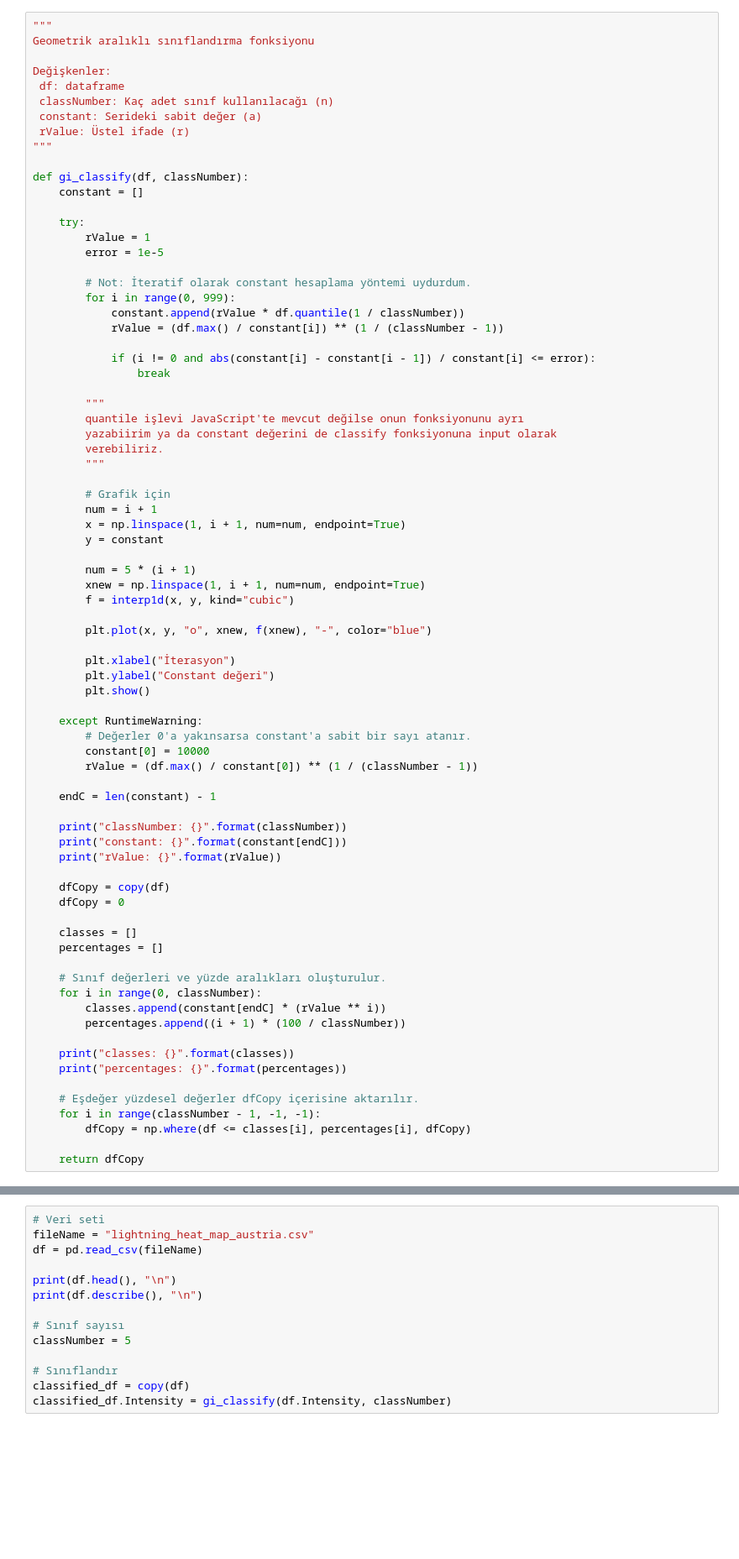
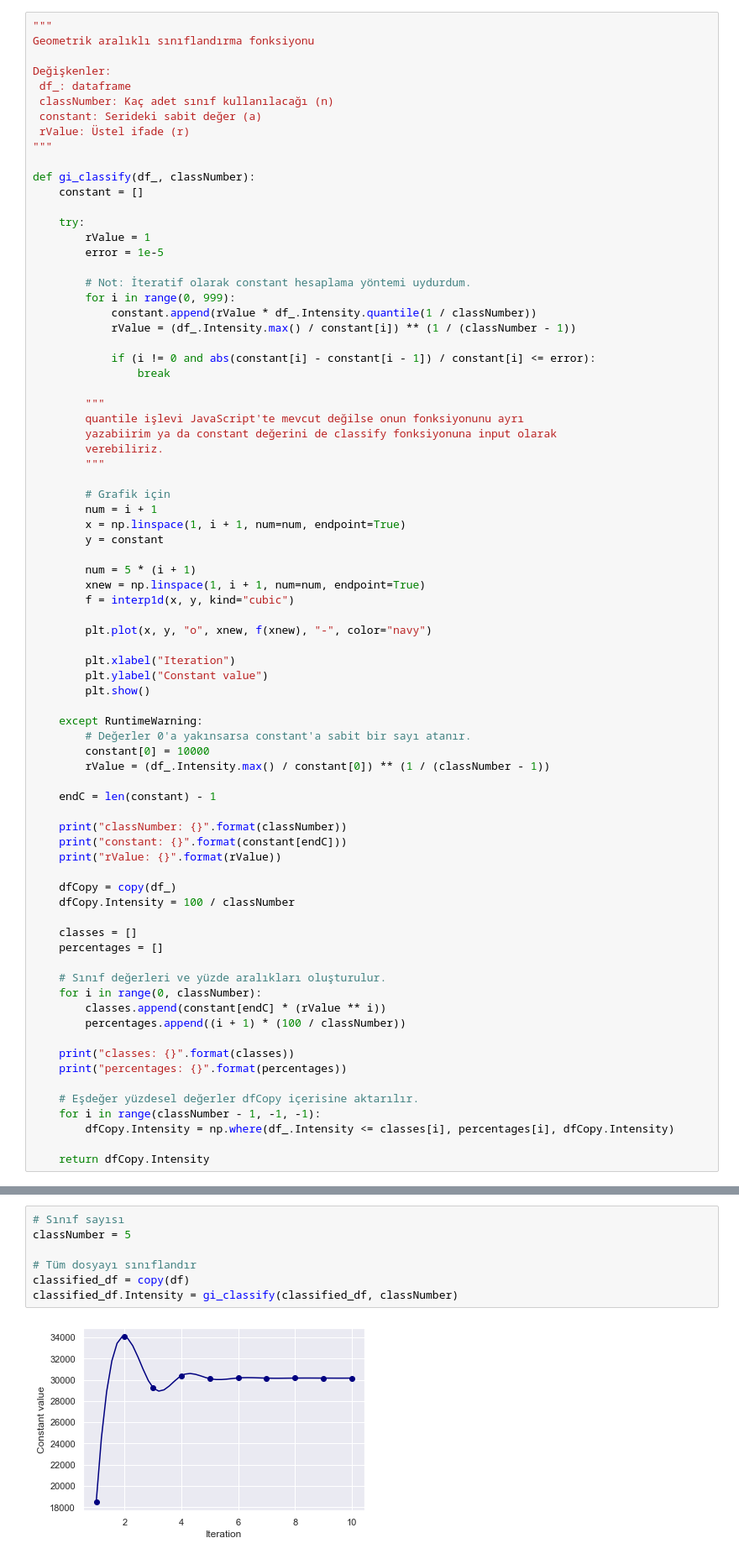
Before and after one commit to ygzylmz/Weather, a Jupyter notebook: geometric_interval_classification_yagiz.ipynb, the cells around one changed output, grey strips where cells are left out. Shown at 84% size. Cells and saved outputs as stored; diff of their text form; blank space fills up the shorter version.

```diff
--- a/geometric_interval_classification_yagiz.ipynb
+++ b/geometric_interval_classification_yagiz.ipynb
@@ -48,13 +53,13 @@ $$r=\sqrt[n-1]{\frac{max(Data)}{a}}$$
 Geometrik aralıklı sınıflandırma fonksiyonu
 
 Değişkenler:
- df: dataframe
+ df_: dataframe
  classNumber: Kaç adet sınıf kullanılacağı (n)
  constant: Serideki sabit değer (a)
  rValue: Üstel ifade (r)
 """
 
-def gi_classify(df, classNumber):
+def gi_classify(df_, classNumber):
     constant = []
 
     try:
@@ -63,8 +68,8 @@ def gi_classify(df, classNumber):
 
         # Not: İteratif olarak constant hesaplama yöntemi uydurdum.
         for i in range(0, 999):
-            constant.append(rValue * df.quantile(1 / classNumber))
-            rValue = (df.max() / constant[i]) ** (1 / (classNumber - 1))
+            constant.append(rValue * df_.Intensity.quantile(1 / classNumber))
+            rValue = (df_.Intensity.max() / constant[i]) ** (1 / (classNumber - 1))
 
             if (i != 0 and abs(constant[i] - constant[i - 1]) / constant[i] <= error):
                 break
@@ -84,16 +89,16 @@ def gi_classify(df, classNumber):
         xnew = np.linspace(1, i + 1, num=num, endpoint=True)
         f = interp1d(x, y, kind="cubic")
 
-        plt.plot(x, y, "o", xnew, f(xnew), "-", color="blue")
+        plt.plot(x, y, "o", xnew, f(xnew), "-", color="navy")
 
-        plt.xlabel("İterasyon")
-        plt.ylabel("Constant değeri")
+        plt.xlabel("Iteration")
+        plt.ylabel("Constant value")
         plt.show()
 
     except RuntimeWarning:
         # Değerler 0'a yakınsarsa constant'a sabit bir sayı atanır.
         constant[0] = 10000
-        rValue = (df.max() / constant[0]) ** (1 / (classNumber - 1))
+        rValue = (df_.Intensity.max() / constant[0]) ** (1 / (classNumber - 1))
 
     endC = len(constant) - 1
 
@@ -101,8 +106,8 @@ def gi_classify(df, classNumber):
     print("constant: {}".format(constant[endC]))
     print("rValue: {}".format(rValue))
 
-    dfCopy = copy(df)
-    dfCopy = 0
+    dfCopy = copy(df_)
+    dfCopy.Intensity = 100 / classNumber
 
     classes = []
     percentages = []
@@ -117,6 +122,6 @@ def gi_classify(df, classNumber):
 
     # Eşdeğer yüzdesel değerler dfCopy içerisine aktarılır.
     for i in range(classNumber - 1, -1, -1):
-        dfCopy = np.where(df <= classes[i], percentages[i], dfCopy)
+        dfCopy.Intensity = np.where(df_.Intensity <= classes[i], percentages[i], dfCopy.Intensity)
 
-    return dfCopy
+    return dfCopy.Intensity
@@ -123,15 +263,9 @@ def gi_classify(df, classNumber):
 # %%
-# Veri seti
-fileName = "lightning_heat_map_austria.csv"
-df = pd.read_csv(fileName)
-
-print(df.head(), "\n")
-print(df.describe(), "\n")
-
 # Sınıf sayısı
 classNumber = 5
 
-# Sınıflandır
+# Tüm dosyayı sınıflandır
 classified_df = copy(df)
-classified_df.Intensity = gi_classify(df.Intensity, classNumber)
+classified_df.Intensity = gi_classify(classified_df, classNumber)
 # %% [output]
+[figure, new version]
```
Also changed, not shown: parts of 24 cells of this notebook, 7 other files.
